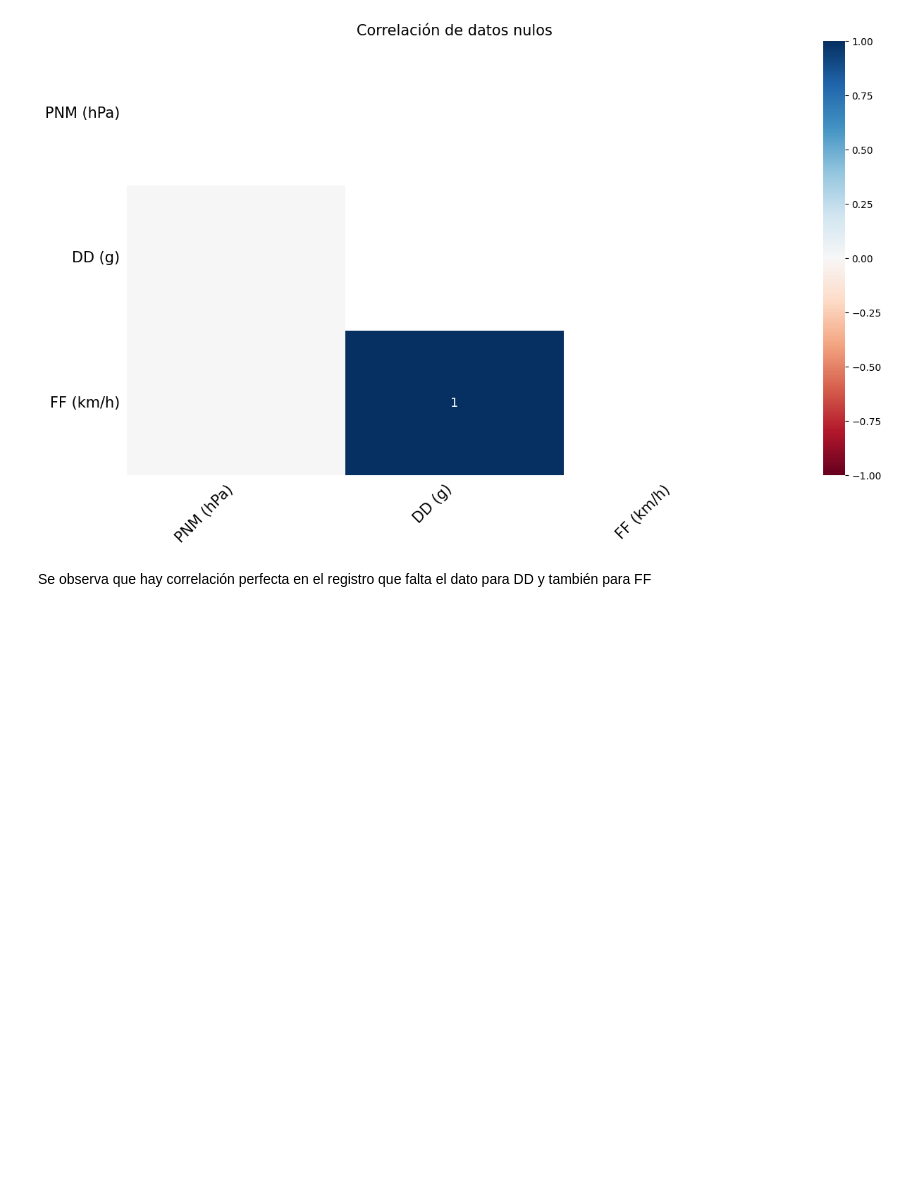
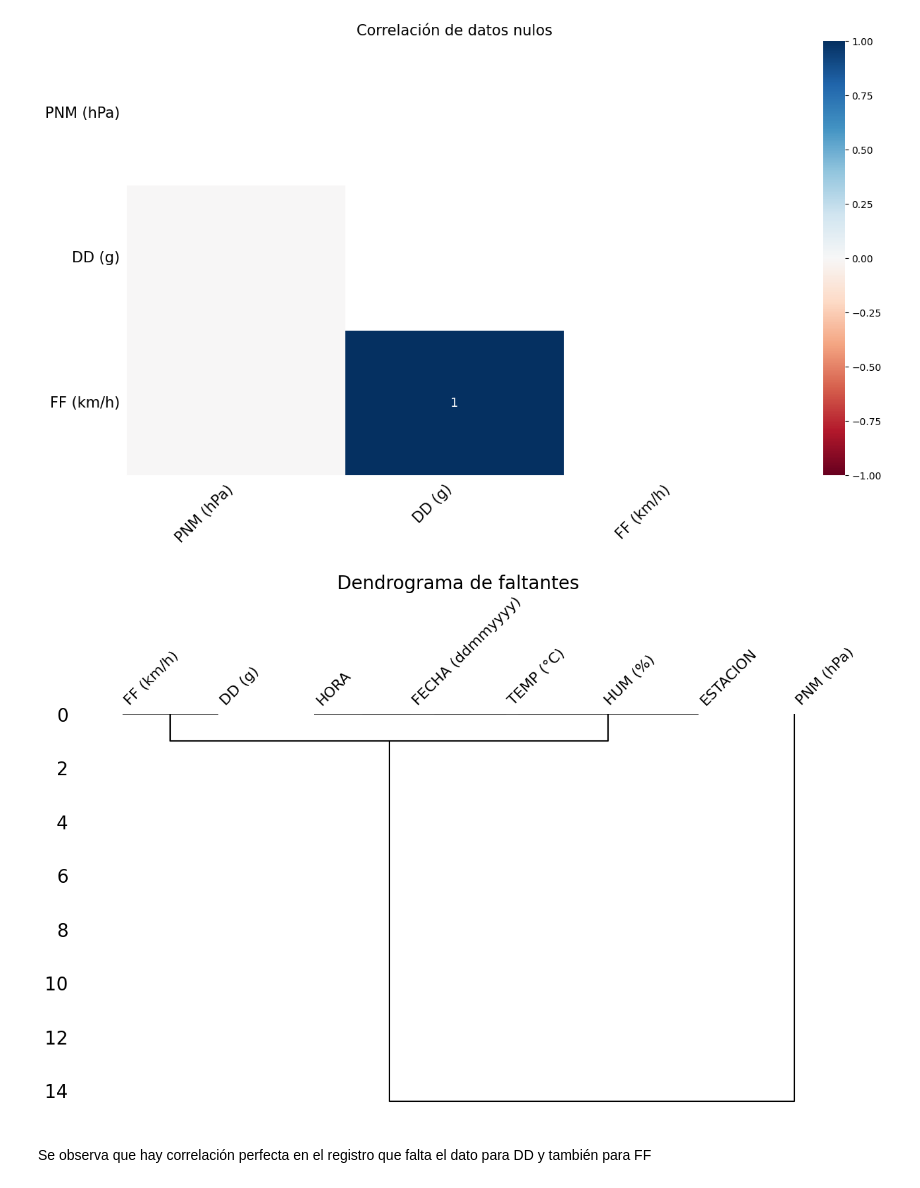
Before and after one commit to danisa-loop/AnalisisDatos_JUL2025_CEIA, a Jupyter notebook: tp1_EDA.ipynb, the cells around one changed output. Saved outputs shown, nothing was run; the diff lists cells and outputs as text; code cells hidden in the pictures; blank space fills up the shorter version.

```diff
--- a/tp1_EDA.ipynb
+++ b/tp1_EDA.ipynb
@@ -157,5 +157,11 @@ plt.title("Correlación de datos nulos", fontsize=15)
 plt.show()
 # %% [output]
 [figure]
+# %%
+msno.dendrogram(df_hor, figsize=(15,8))
+plt.title('Dendrograma de faltantes', fontsize=20)
+plt.show()
+# %% [output]
+[figure, added]
 # %% [markdown]
 Se observa que hay correlación perfecta en el registro que falta el dato para DD y también para FF
```
Also changed, not shown: parts of 4 cells of this notebook.
